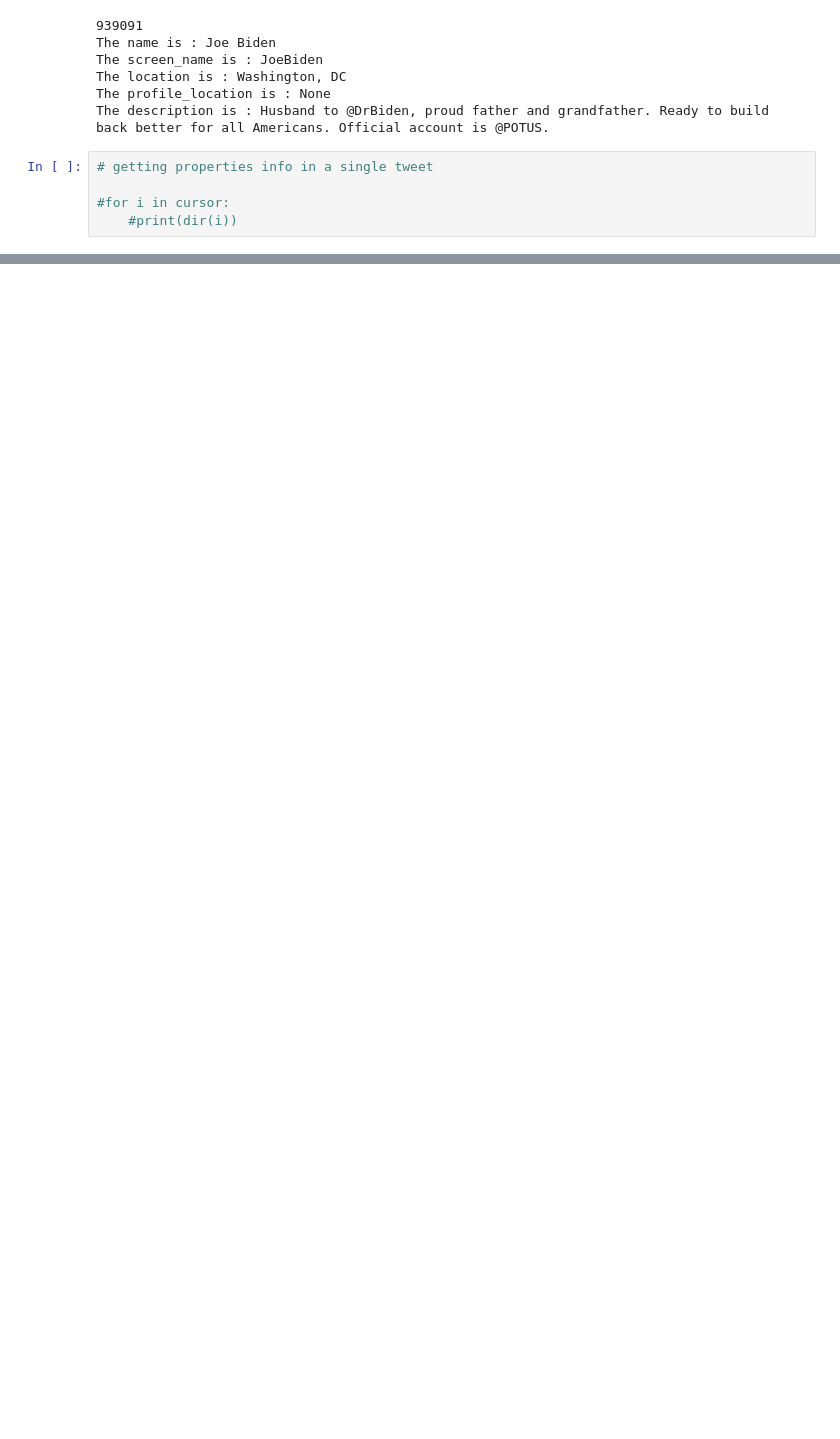
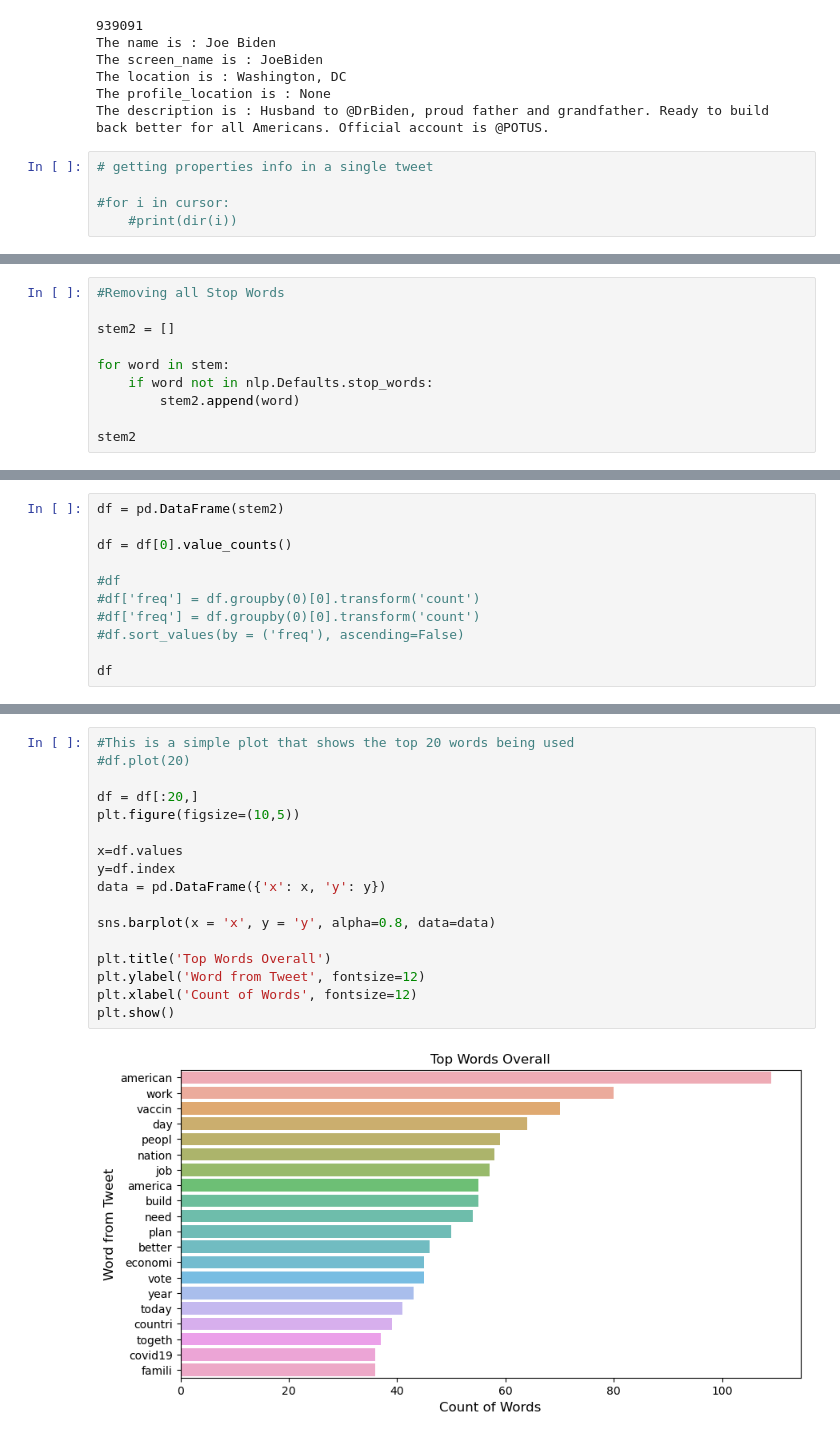
Before and after one commit to saifuddin94/JDE_GREEN_EXCEL_PROJECT, a Jupyter notebook: Twitter_Scrape_Green_Excel.ipynb, the cells around one changed output, grey strips where cells are left out. Drawn from its saved outputs; the diff is of its cells as text; blank space fills up the shorter version.

```diff
--- a/Twitter_Scrape_Green_Excel.ipynb
+++ b/Twitter_Scrape_Green_Excel.ipynb
@@ -123,0 +220,10 @@ y
+# %%
+#Removing all Stop Words
+
+stem2 = []
+
+for word in stem:
+    if word not in nlp.Defaults.stop_words:
+        stem2.append(word)
+
+stem2
@@ -123,0 +248,11 @@ y
+# %%
+df = pd.DataFrame(stem2)
+
+df = df[0].value_counts()
+
+#df
+#df['freq'] = df.groupby(0)[0].transform('count')
+#df['freq'] = df.groupby(0)[0].transform('count')
+#df.sort_values(by = ('freq'), ascending=False)
+
+df
@@ -123,0 +290,19 @@ y
+# %%
+#This is a simple plot that shows the top 20 words being used
+#df.plot(20)
+
+df = df[:20,]
+plt.figure(figsize=(10,5))
+
+x=df.values
+y=df.index
+data = pd.DataFrame({'x': x, 'y': y})
+
+sns.barplot(x = 'x', y = 'y', alpha=0.8, data=data)
+
+plt.title('Top Words Overall')
+plt.ylabel('Word from Tweet', fontsize=12)
+plt.xlabel('Count of Words', fontsize=12)
+plt.show()
+# %% [output]
+[figure, added]
```
Also changed, not shown: parts of 20 cells of this notebook.
